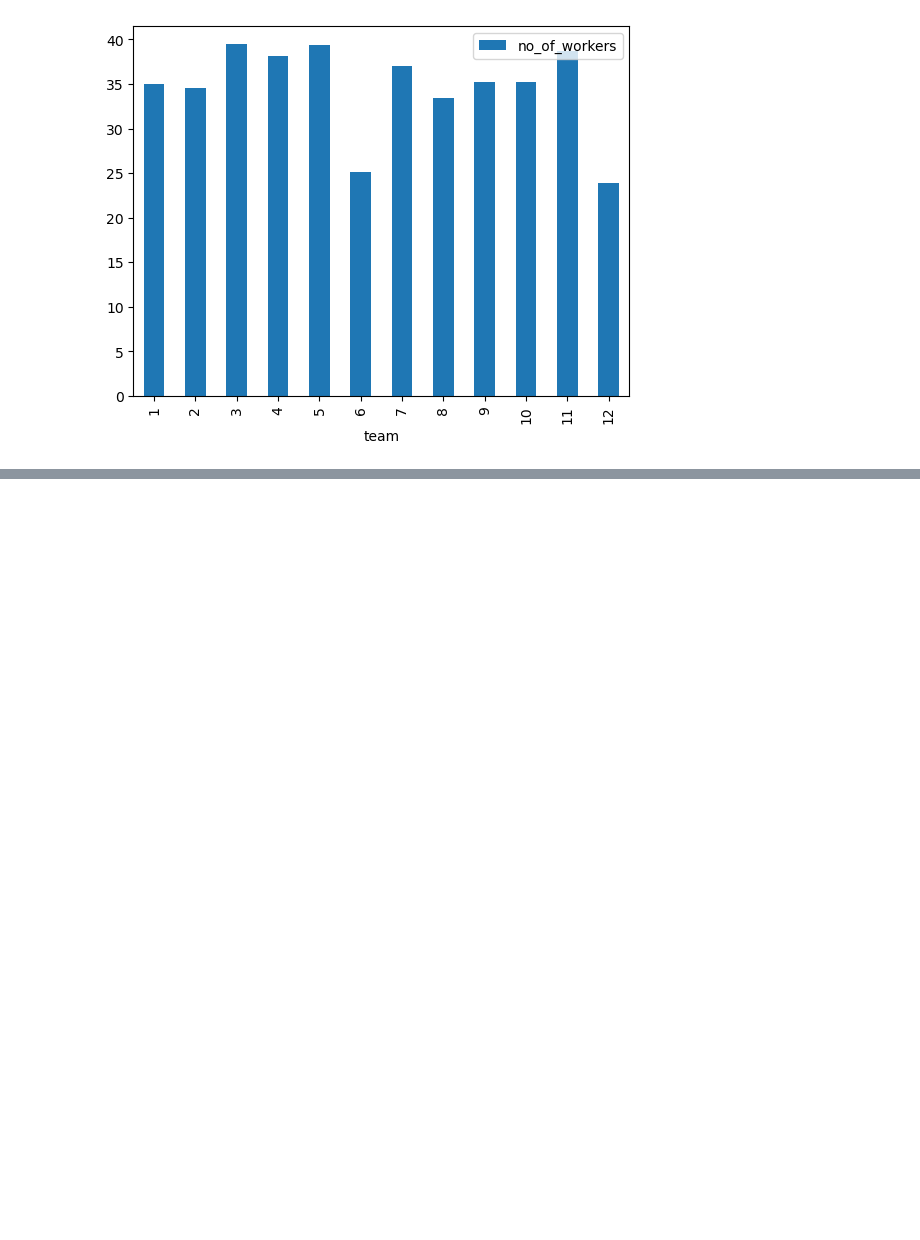
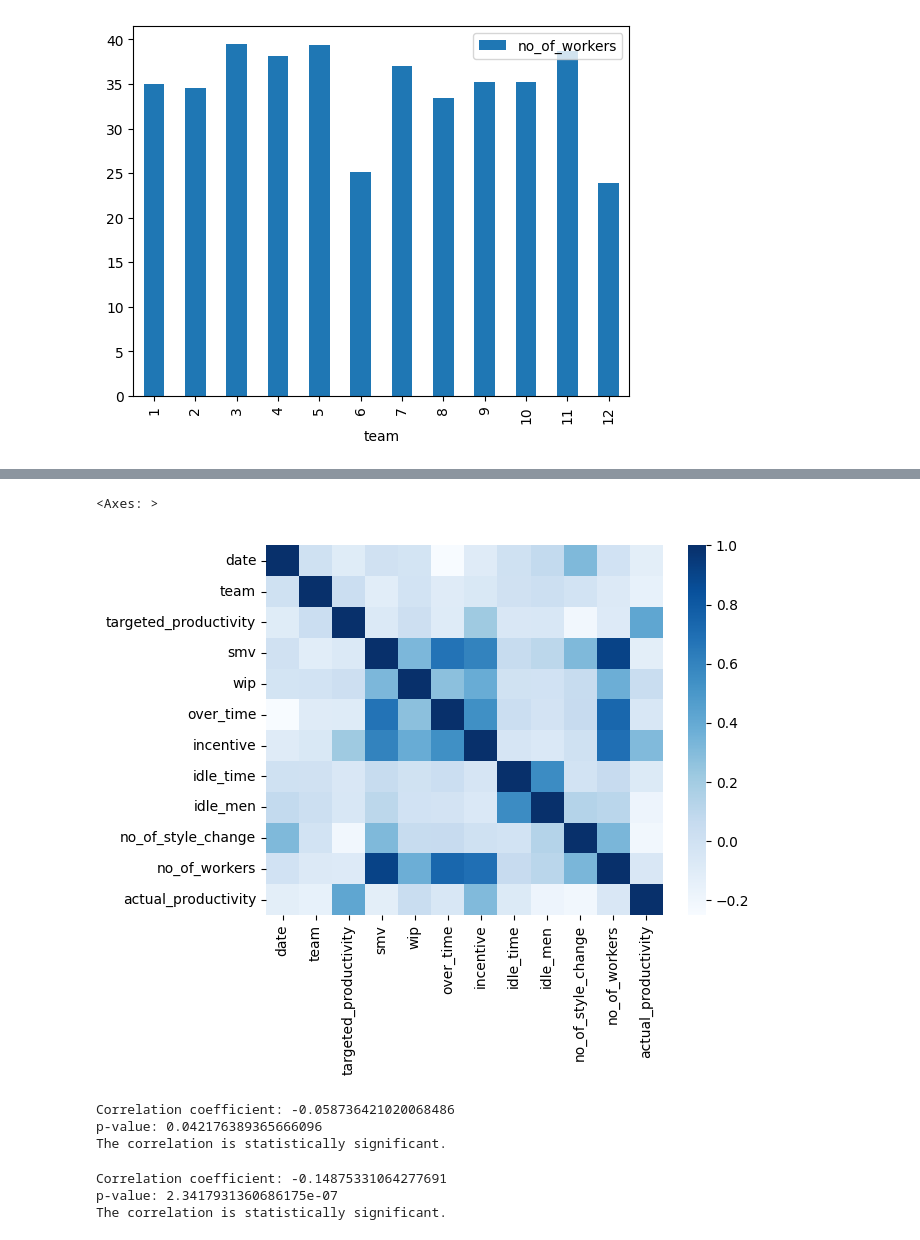
Before and after one commit to wilmarc/Proyecto1ACTD, a Jupyter notebook: DataProcess_P1.ipynb, the cells around one changed output, grey strips where cells are left out. Drawn from its saved outputs; the diff is of its cells as text; code cells hidden in the pictures; blank space fills up the shorter version.

```diff
--- a/DataProcess_P1.ipynb
+++ b/DataProcess_P1.ipynb
@@ -256,0 +264,50 @@ SyntaxError: invalid syntax (2123317101.py, line 2)
+# %%
+import seaborn as sb
+corr = df_val.corr()
+
+sb.heatmap(corr, cmap="Blues")
+# %% [output]
+<Axes: >
+[figure, added]
+# %%
+#CORRELACIÓN NO OF WORKERS VS ACTUAL PRODUCTIVITY
+
+from scipy.stats import pearsonr
+x=df["no_of_workers"]
+y=(df["actual_productivity"])
+# Calculate the correlation coefficient
+correlation, p_value = pearsonr(x, y)
+
+# Print the correlation coefficient and p-value
+print("Correlation coefficient:", correlation)
+print("p-value:", p_value)
+# Interpretation
+if p_value < 0.05:  # Assuming a significance level of 0.05
+    print("The correlation is statistically significant.")
+else:
+    print("The correlation is not statistically significant.")
+# %% [output]
+Correlation coefficient: -0.058736421020068486
+p-value: 0.042176389365666096
+The correlation is statistically significant.
+# %%
+#CORRELACIÓN TEAM VS ACTUAL PRODUCTIVITY
+
+from scipy.stats import pearsonr
+x=df["team"]
+y=(df["actual_productivity"])
+# Calculate the correlation coefficient
+correlation, p_value = pearsonr(x, y)
+
+# Print the correlation coefficient and p-value
+print("Correlation coefficient:", correlation)
+print("p-value:", p_value)
+# Interpretation
+if p_value < 0.05:  # Assuming a significance level of 0.05
+    print("The correlation is statistically significant.")
+else:
+    print("The correlation is not statistically significant.")
+# %% [output]
+Correlation coefficient: -0.14875331064277691
+p-value: 2.3417931360686175e-07
+The correlation is statistically significant.
```
Also changed, not shown: parts of 24 cells of this notebook.
